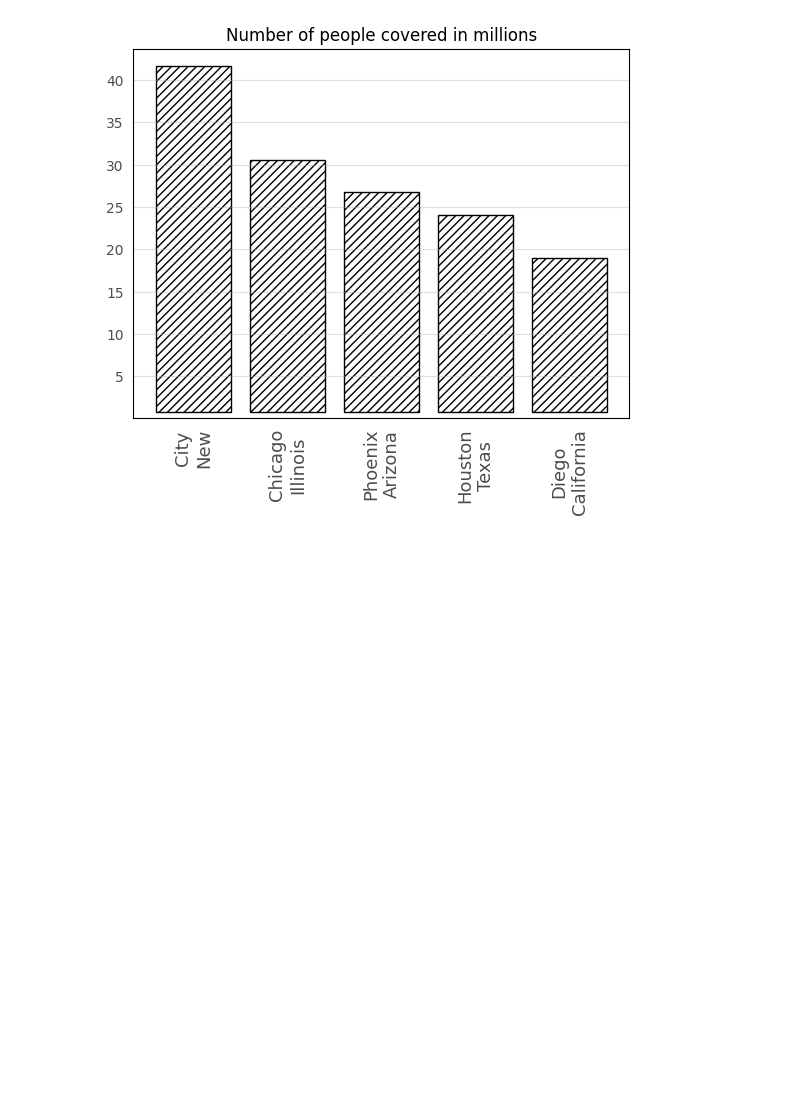
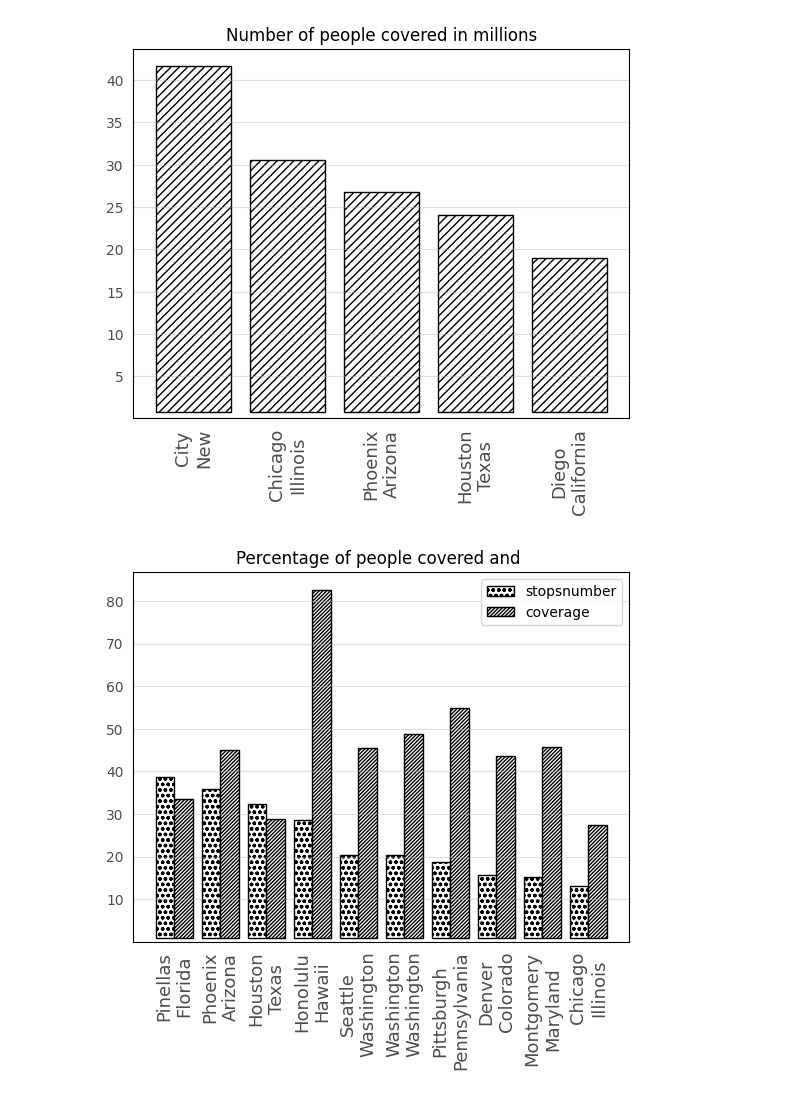
Before and after one commit to lauris-schleussner/Datascience2, a Jupyter notebook: general_data.ipynb, the cells around one changed output. Drawn from its saved outputs; the diff is of its cells as text; code cells hidden in the pictures; blank space fills up the shorter version.

Commit message:
new data

```diff
--- a/general_data.ipynb
+++ b/general_data.ipynb
@@ -235,3 +235,41 @@ plt.show()
 plt.show()
 # %% [output]
 [figure]
+# %%
+# grouped barchart
+
+# number of stops
+stops_res_dict = dict(sorted(counting.items(), key=lambda x: x[1], reverse = True))
+df.sort_values("stops", inplace = True, ascending = False)
+
+# convert to df
+df["stops"] = df["name"].map(stops_res_dict)
+df = df.dropna()
+# number of cols
+cols = 10
+x = np.arange(cols)
+
+# data
+citynames = df["name"].to_list()[0:cols]
+coverage = df["percentage"].to_list()[0:cols]
+stopsnumber = df["stops"].to_list()[0:cols]
+
+# stopsnumber is in millions
+stopsnumber = [20 * i for i in stopsnumber]
+
+plt.bar(x-0.2, stopsnumber, 0.4,color = "white", edgecolor = "black", clip_on = False, bottom=[0.75]*cols, hatch = "ooo")
+plt.bar(x+0.2, coverage, 0.4, color = "white", edgecolor = "black", clip_on = False, bottom=[0.75]*cols, hatch = "/////////")
+plt.xticks(x, citynames, rotation=90, ha='center', fontsize = 13, alpha = 0.7)
+plt.yticks(fontsize = 10, alpha = 0.7)
+plt.ylim(ymin=0)
+plt.grid(which = "major", axis = "y", alpha = 0.4)
+plt.box(True)
+plt.tick_params(bottom = False)
+plt.tick_params(left = False)
+plt.gca().yaxis.get_major_ticks()[0].label1.set_visible(False)
+plt.title("Percentage of people covered and ")
+plt.legend(["stopsnumber", "coverage"])
+
+plt.show()
+# %% [output]
+[figure, added]
```
Also changed, not shown: parts of 2 cells of this notebook.
